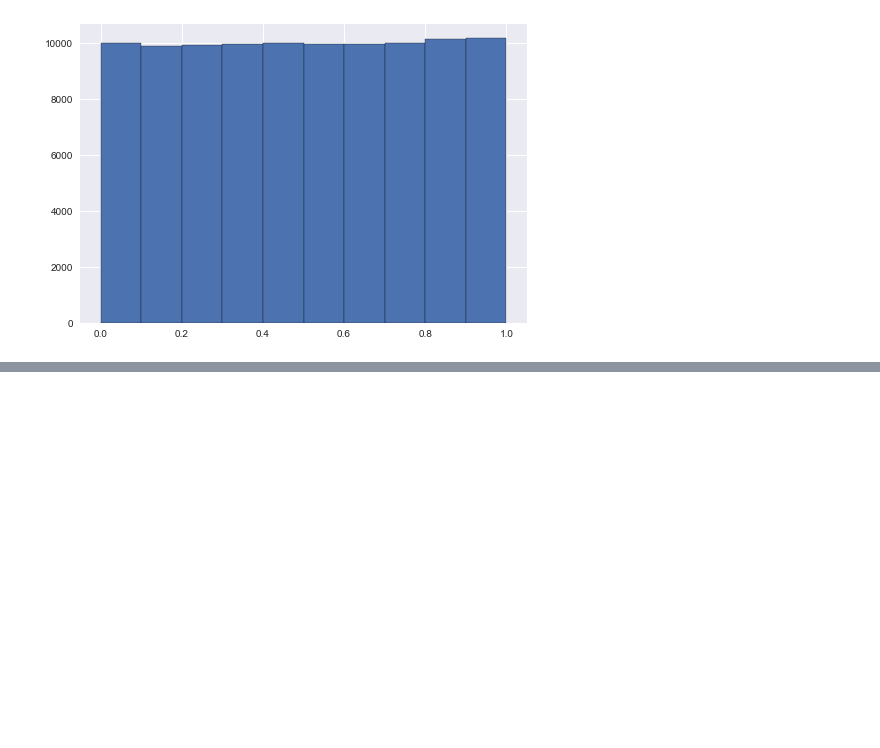
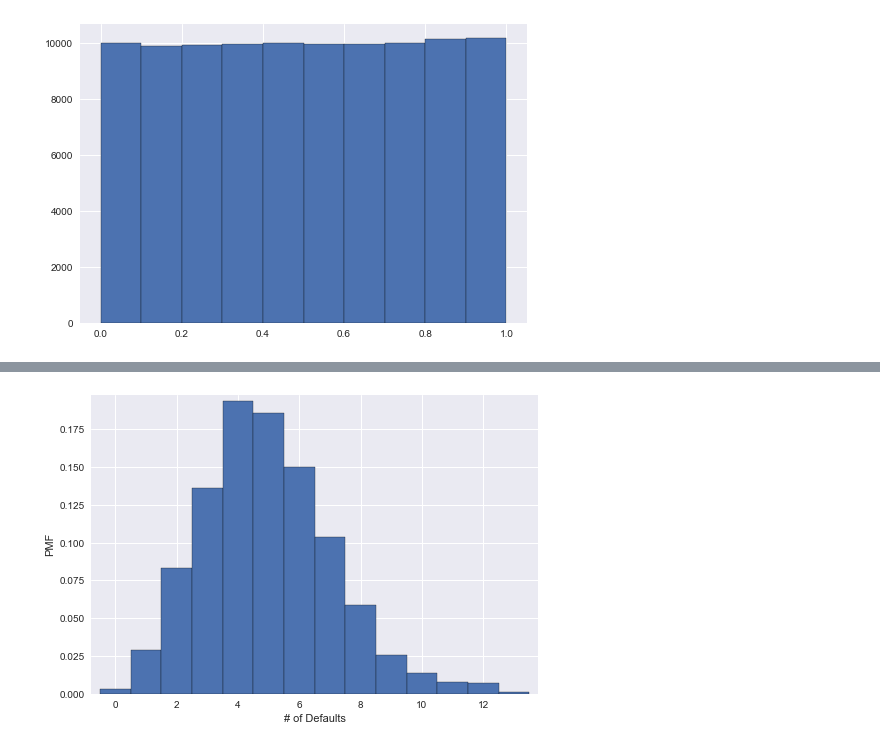
Before and after one commit to iamjz/Python-Data, a Jupyter notebook: StatisticalThinking1.ipynb, the cells around one changed output, grey strips where cells are left out. Cells and saved outputs as stored; diff of their text form; code cells hidden in the pictures; blank space fills up the shorter version.

```diff
--- a/StatisticalThinking1.ipynb
+++ b/StatisticalThinking1.ipynb
@@ -272,0 +315,11 @@ perform_bernoulli_trails(1000, .80)
+# %%
+bins = np.arange(0, max(n_defaults) + 1.5) - 0.5
+
+_ = plt.hist(n_defaults, bins = bins, normed = True)
+plt.margins(0.02)
+
+_ = plt.xlabel("# of Defaults")
+_ = plt.ylabel("PMF")
+plt.show()
+# %% [output]
+[figure, added]
```
Also changed, not shown: parts of 8 cells of this notebook.
